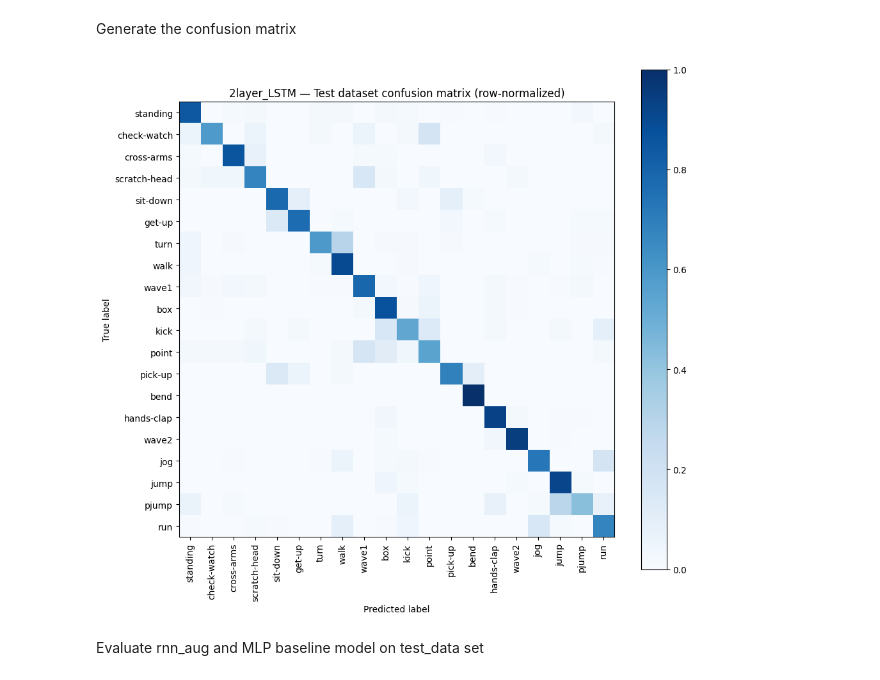
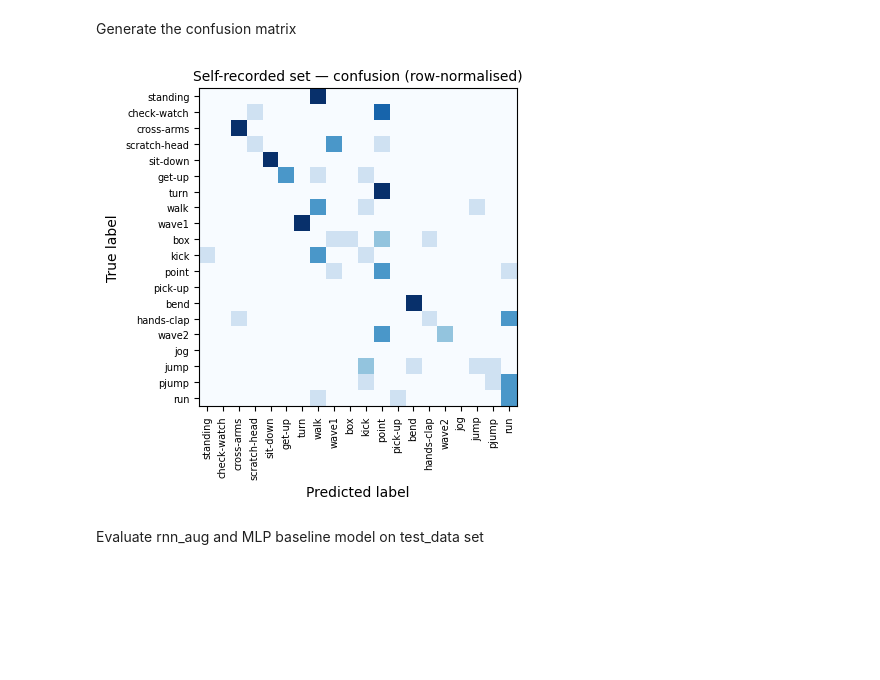
Before and after one commit to po8onthetrack/Deep-Learning-Project, a Jupyter notebook: project.ipynb, the cells around one changed output. Saved outputs shown, nothing was run; the diff lists cells and outputs as text; code cells hidden in the pictures; blank space fills up the shorter version.

Commit message:
fix the confusion matrix for self-recorded data

```diff
--- a/project.ipynb
+++ b/project.ipynb
@@ -909,20 +909,20 @@ test_loss 1.047  test_accuracy 0.817  macroF1 0.749
 # %% [markdown]
 Generate the confusion matrix
 # %%
-#predictions on the validation set
-y_true, y_pred = get_predictions(champion, test_loader)
+z = np.load(f"{record_dir}/new_data_keypoints.npz")
+X_new, y_new = z['X'], z['y']
+with torch.no_grad():
+    pred_new = champion(torch.as_tensor(X_new, dtype=torch.float32).to(device)).argmax(1).cpu().numpy()
 
-#row-normalized confusion matrix (each true-class row sums to 1)
-cm = confusion_matrix(y_true, y_pred, normalize='true')
-
-#plot the heatmap
-fig, ax = plt.subplots(figsize=(10, 9))
-ConfusionMatrixDisplay(cm, display_labels=ACTION_NAMES).plot(
-    ax=ax, cmap='Blues', include_values=False, colorbar=True, xticks_rotation='vertical')
-ax.set_title("2layer_LSTM — Test dataset confusion matrix (row-normalized)")
-plt.tight_layout(); plt.show()
+cm_new = confusion_matrix(y_new, pred_new, labels=range(20), normalize='true')
+fig, ax = plt.subplots(figsize=(5.0, 4.6))
+ConfusionMatrixDisplay(cm_new, display_labels=ACTION_NAMES).plot(
+    ax=ax, cmap='Blues', include_values=False, colorbar=False, xticks_rotation='vertical')
+ax.set_title("Self-recorded set — confusion (row-normalised)", fontsize=10)
+ax.tick_params(labelsize=7)
+plt.tight_layout(); fig.savefig("new_data_confusion.png", dpi=200, bbox_inches='tight'); plt.show()
 # %% [output]
-[figure, old version]
+[figure, new version]
 # %% [markdown]
 Evaluate rnn_aug and MLP baseline model on test_data set
 # %%
```
